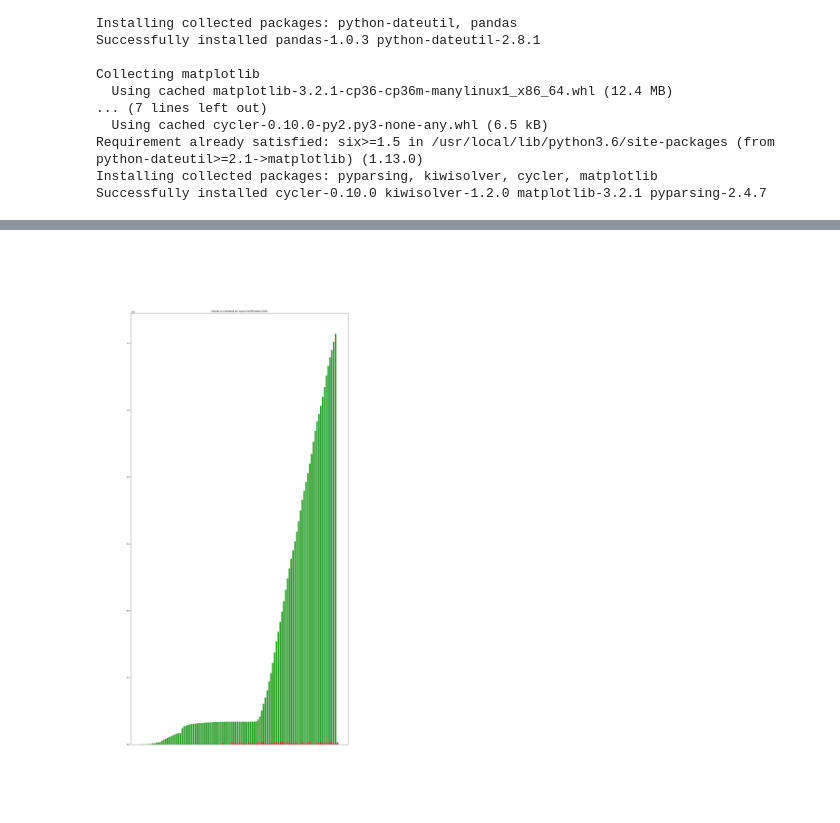
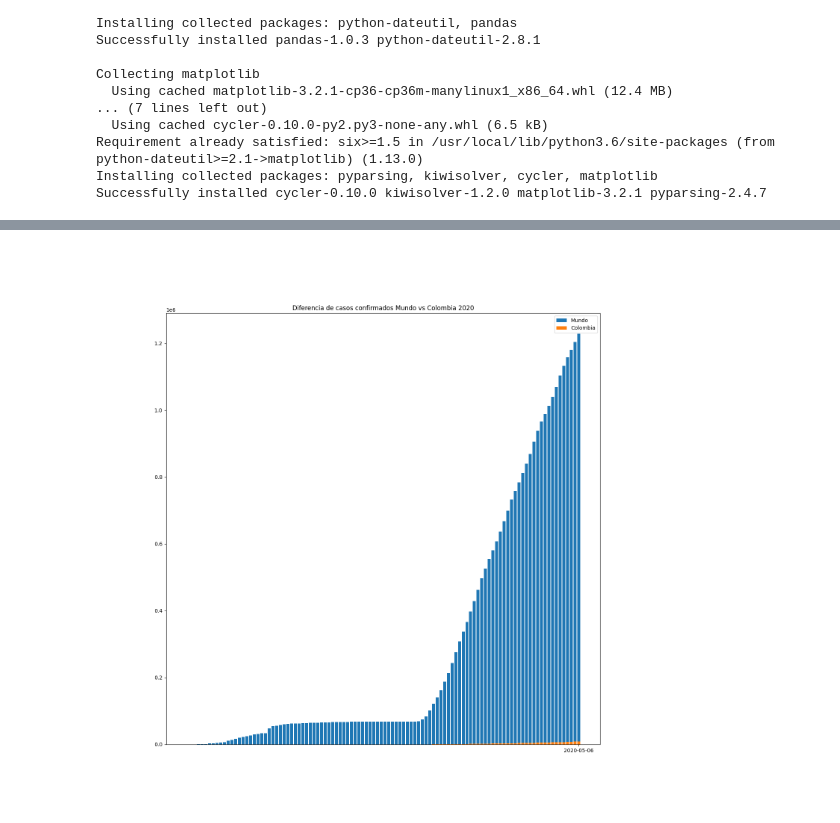
Before and after one commit to rvillegasm/proyecto-bigdata, a Jupyter notebook: Comparative/proyecto-bigdata-comparativa.ipynb, the cells around one changed output, grey strips where cells are left out. Saved outputs shown, nothing was run; the diff lists cells and outputs as text; code cells hidden in the pictures.

```diff
--- a/Comparative/proyecto-bigdata-comparativa.ipynb
+++ b/Comparative/proyecto-bigdata-comparativa.ipynb
@@ -54,31 +105,43 @@ import numpy as np
 # %%
 #Graficas comparativas del progreso de casos confirmados
+
+fig3, ax3 = plt.subplots(figsize=(15,15))
 
 progressCases = df_confirmed.withColumn("Value", col("Value").cast("int")).groupBy("Date").agg(max_("Value")).orderBy('max(Value)',ascending=True)
 x = progressCases.toPandas()['Date'].values.tolist()
 y = progressCases.toPandas()['max(Value)'].values.tolist()
 
-plt.bar(x[1:],y[1:])
-
 acum = 0
 
-infection_progress = df_colombia.groupBy('Fecha diagnostico').count()
+infection_progress = df_colombia.groupBy('Fecha diagnostico').count().orderBy('Fecha diagnostico',ascending=True)
 x2 = infection_progress.toPandas()['Fecha diagnostico'].values.tolist()
 y2 = infection_progress.toPandas()['count'].values.tolist()
 
 for e in range(len(y2)):
     x2[e] = x2[e][0:10]
     acum += y2[e]
     y2[e] = acum
 
-plt.bar(x2,y2)
-plt.title('Mundo vs Colombia en Casos Confirmados 2020')
-plt.xticks([], [])
+length = int(len(y))
+temp_y_colombia = [0]*length
+
+for e in range(len(x)):
+    if x[e] in x2:
+        ind = x2.index(x[e])
+        temp_y_colombia[e] = y2[ind]
+    else:
+        temp_y_colombia[e] = 0
+
+ax3.bar(x[1:],y[1:],label='Mundo')
+ax3.bar(x[1:],temp_y_colombia[1:],label='Colombia')
+ax3.set_xticks(x[-1:])
+ax3.set_title('Diferencia de casos confirmados Mundo vs Colombia 2020')
+ax3.legend(loc="upper right")
 
 %matplot plt
 # %% [output]
 [interactive output not drawn]
-[figure, old version]
+[figure, new version]
 # %%
 #Graficas comparativas del progreso de los casos de  muerte por COVID
 
```
Also changed, not shown: parts of 5 cells of this notebook, 18 other files.
